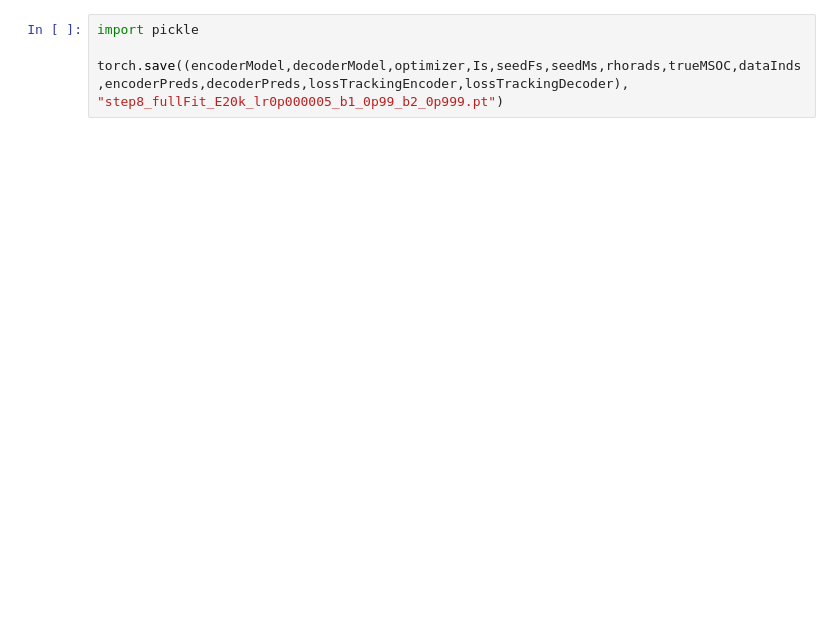
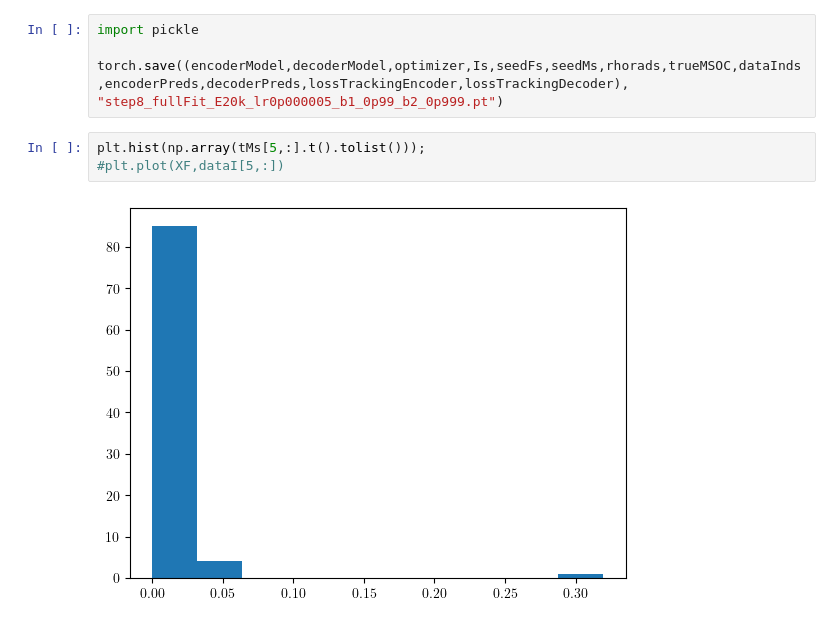
Before and after one commit to eacoleman/RaCA-SOC-a-spectrum-analysis, a Jupyter notebook: RaCA-SOC-a/run-RaCA-SOC-a_step8.ipynb, the cells around one changed output. Drawn from its saved outputs; the diff is of its cells as text; blank space fills up the shorter version.

```diff
--- a/RaCA-SOC-a/run-RaCA-SOC-a_step8.ipynb
+++ b/RaCA-SOC-a/run-RaCA-SOC-a_step8.ipynb
@@ -251,3 +482,8 @@ plt.show()
 import pickle
 
 torch.save((encoderModel,decoderModel,optimizer,Is,seedFs,seedMs,rhorads,trueMSOC,dataInds,encoderPreds,decoderPreds,lossTrackingEncoder,lossTrackingDecoder), "step8_fullFit_E20k_lr0p000005_b1_0p99_b2_0p999.pt")
+# %%
+plt.hist(np.array(tMs[5,:].t().tolist()));
+#plt.plot(XF,dataI[5,:])
+# %% [output]
+[figure, added]
```
Also changed, not shown: parts of 36 cells of this notebook, 3 other files.
